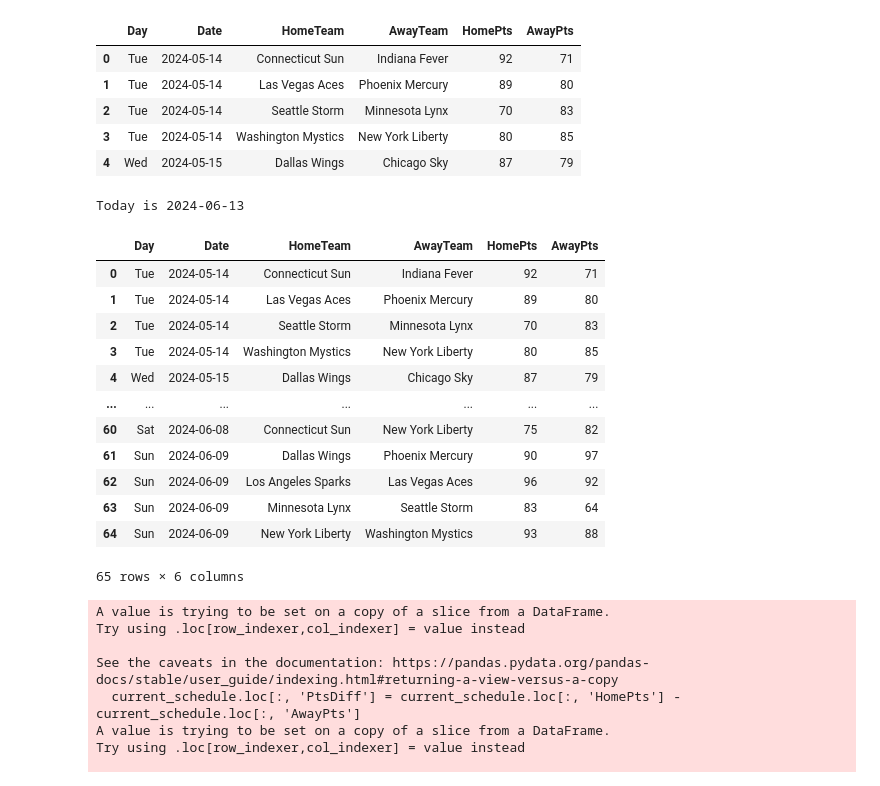
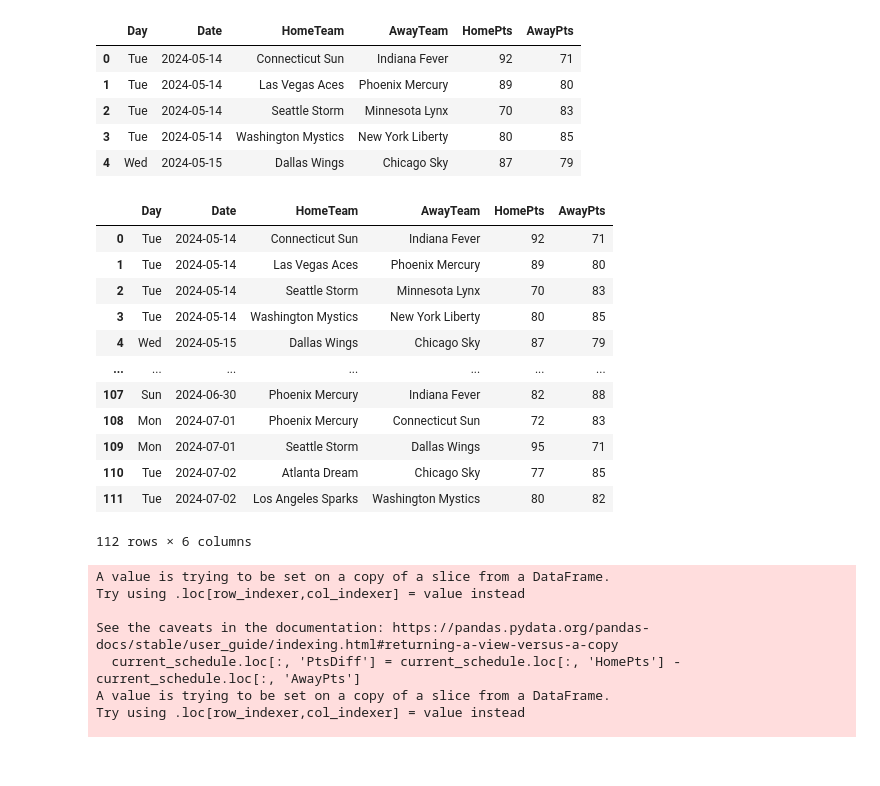
Before and after one commit to michellehewson/WNBA-2024-Predictions, a Jupyter notebook: wnba.ipynb, the cells around one changed output. Cells and saved outputs as stored; diff of their text form; code cells hidden in the pictures.

```diff
--- a/wnba.ipynb
+++ b/wnba.ipynb
@@ -81,28 +81,25 @@ schedule.head(5)
 | 2 | Tue | 2024-05-14 | Seattle Storm | Minnesota Lynx | 70 | 83 |
 | 3 | Tue | 2024-05-14 | Washington Mystics | New York Liberty | 80 | 85 |
 | 4 | Wed | 2024-05-15 | Dallas Wings | Chicago Sky | 87 | 79 |
-# %%
-today = (date.today())
-print("Today is", today.strftime('%Y-%m-%d'))
-# %% [output]
-Today is 2024-06-13
+# %%
+specified_date = datetime.strptime('2024-07-05', '%Y-%m-%d').date() # Halfway through WNBA season
 # %%
-current_schedule = schedule[schedule['Date'] < today]
+current_schedule = schedule[schedule['Date'] < specified_date]
 current_schedule.head(-5)
 # %% [output]
 |  | Day | Date | HomeTeam | AwayTeam | HomePts | AwayPts |
 | 0 | Tue | 2024-05-14 | Connecticut Sun | Indiana Fever | 92 | 71 |
 | 1 | Tue | 2024-05-14 | Las Vegas Aces | Phoenix Mercury | 89 | 80 |
 | 2 | Tue | 2024-05-14 | Seattle Storm | Minnesota Lynx | 70 | 83 |
 | 3 | Tue | 2024-05-14 | Washington Mystics | New York Liberty | 80 | 85 |
 | 4 | Wed | 2024-05-15 | Dallas Wings | Chicago Sky | 87 | 79 |
 | ... | ... | ... | ... | ... | ... | ... |
-| 60 | Sat | 2024-06-08 | Connecticut Sun | New York Liberty | 75 | 82 |
-| 61 | Sun | 2024-06-09 | Dallas Wings | Phoenix Mercury | 90 | 97 |
-| 62 | Sun | 2024-06-09 | Los Angeles Sparks | Las Vegas Aces | 96 | 92 |
-| 63 | Sun | 2024-06-09 | Minnesota Lynx | Seattle Storm | 83 | 64 |
-| 64 | Sun | 2024-06-09 | New York Liberty | Washington Mystics | 93 | 88 |
+| 107 | Sun | 2024-06-30 | Phoenix Mercury | Indiana Fever | 82 | 88 |
+| 108 | Mon | 2024-07-01 | Phoenix Mercury | Connecticut Sun | 72 | 83 |
+| 109 | Mon | 2024-07-01 | Seattle Storm | Dallas Wings | 95 | 71 |
+| 110 | Tue | 2024-07-02 | Atlanta Dream | Chicago Sky | 77 | 85 |
+| 111 | Tue | 2024-07-02 | Los Angeles Sparks | Washington Mystics | 80 | 82 |
-65 rows × 6 columns
+112 rows × 6 columns
 # %%
 current_schedule.loc[:, 'HomePts'] = current_schedule['HomePts'].astype(int)
 current_schedule.loc[:, 'AwayPts'] = current_schedule['AwayPts'].astype(int)
```
Also changed, not shown: parts of 28 cells of this notebook, 8 other files.
